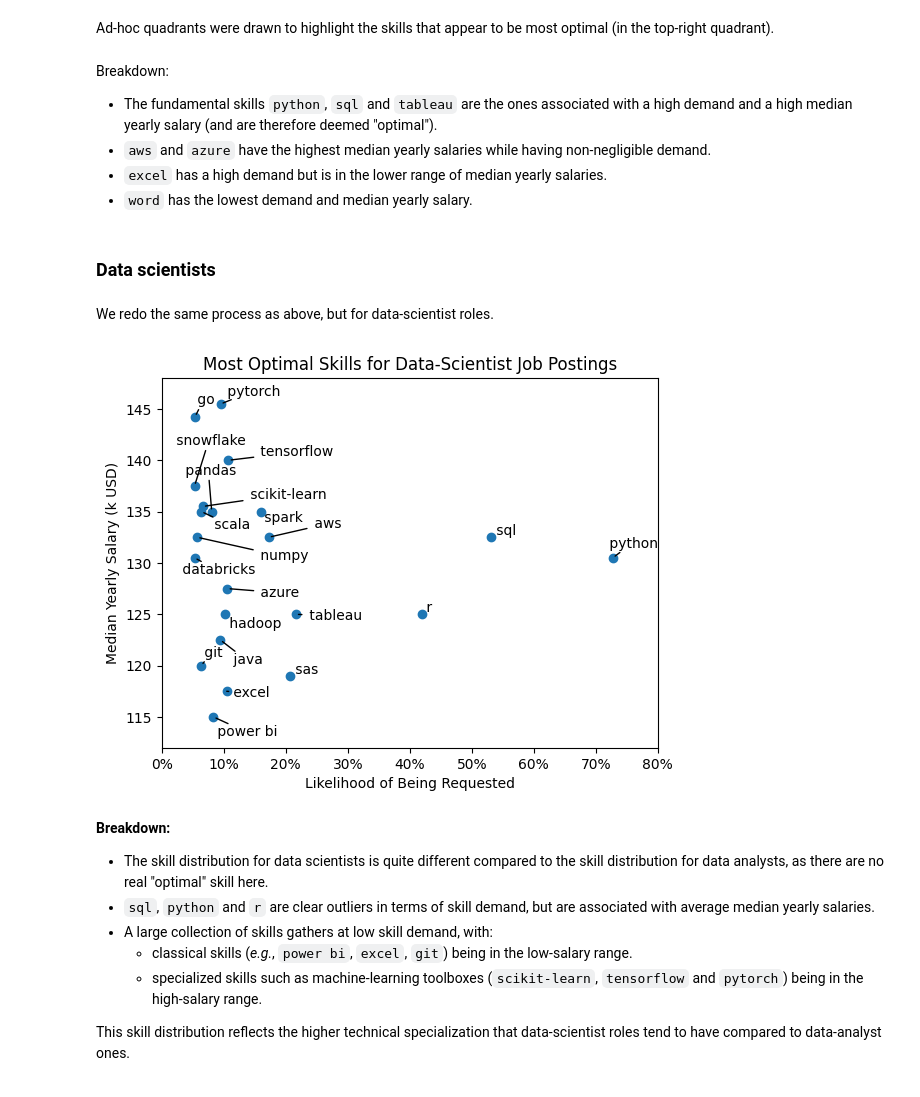
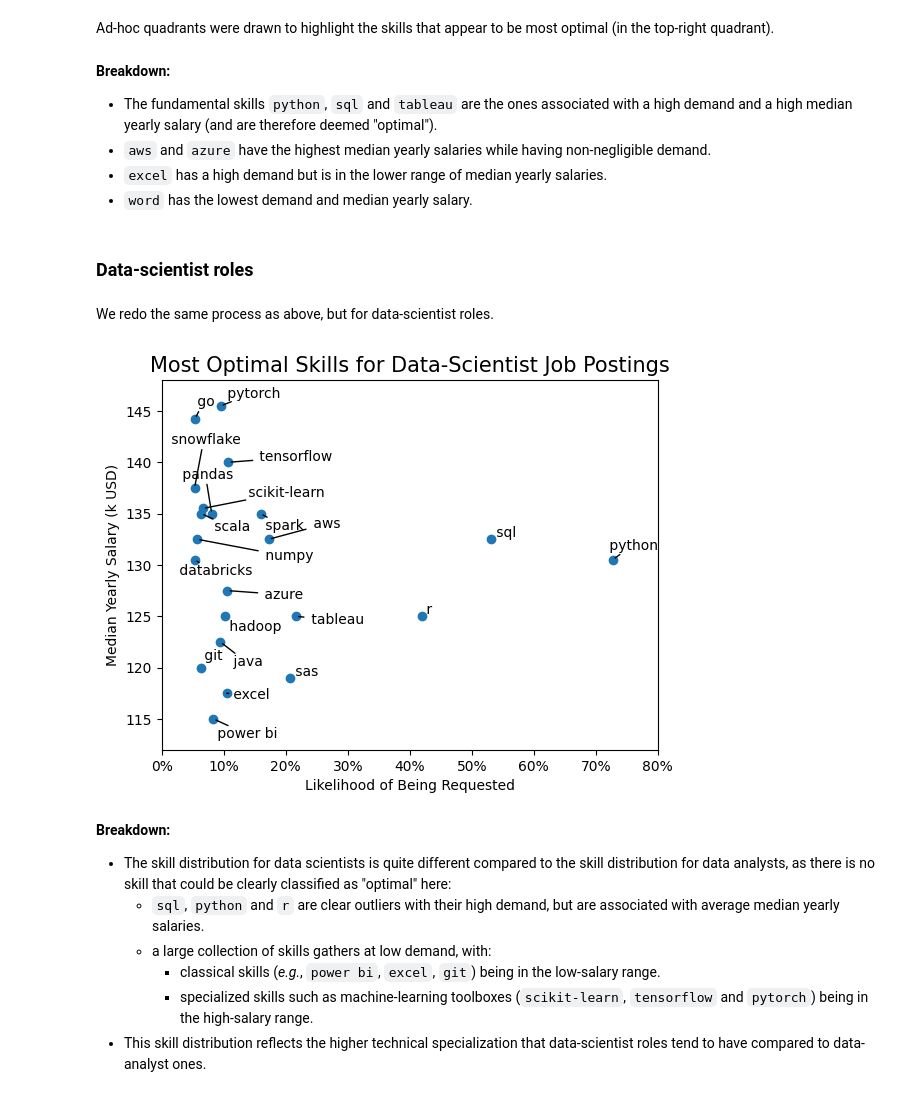
Before and after one commit to areymbaut/data-projects, a Jupyter notebook: python_data_job_analysis/5_optimal_skills.ipynb, the cells around one changed output. Cells and saved outputs as stored; diff of their text form; code cells hidden in the pictures.

```diff
--- a/python_data_job_analysis/5_optimal_skills.ipynb
+++ b/python_data_job_analysis/5_optimal_skills.ipynb
@@ -5,6 +5,7 @@ Here, a skill is deemed "optimal" if is highly requested while being associated
 # %% [markdown]
 ## Data loading
 # %%
+import os
 import ast
 import pandas as pd
 import matplotlib.pyplot as plt
@@ -25,3 +26,8 @@ df['job_posted_date'] = pd.to_datetime(df['job_posted_date'])
 # Convert df['job_skills'] from a string to a list of strings
 convert_skills = lambda x: ast.literal_eval(x) if pd.notna(x) else x
 df['job_skills'] = df['job_skills'].apply(convert_skills)
+
+# Output directory for graphs
+output_directory = 'images/'
+if (not os.path.isdir(output_directory)):
+    os.mkdir(output_directory)
@@ -53,15 +62,15 @@ df_skills['skill_likelihood'] = 100*df_skills['skill_count']/n_jobs
 # %%
 # Filter out skills that are below a certain skill_likelihood
 likelihood_threshold = 5  # [%]
-df_skills_most_requested = df_skills[df_skills['skill_likelihood']
-                                     > likelihood_threshold]
+df_skills_most_requested = df_skills[df_skills['skill_likelihood'] > likelihood_threshold]
 
 # Plot
 job_title_plot = job_title.replace(' ', '-')
+job_title_filename = job_title.lower().replace(' ', '_')
 
 plt.scatter(df_skills_most_requested['skill_likelihood'],
             df_skills_most_requested['median_salary'])
-plt.title(f'Most Optimal Skills for {job_title_plot} Job Postings')
+plt.title(f'Most Optimal Skills for {job_title_plot} Job Postings', fontsize=15)
 plt.xlabel(f'Likelihood of Being Requested')
 plt.ylabel('Median Yearly Salary (k USD)')
 
@@ -92,5 +101,7 @@ plt.fill_between(x=[x_sep, plt.xlim()[1]],
                  color = 'b',
                  alpha=0.1)
 
+plt.savefig(os.path.join(output_directory, '5_1_most_optimal_skills_' + job_title_filename + '.png'),
+            bbox_inches='tight', dpi=600)
 plt.show()
 # %% [output]
@@ -98,13 +109,13 @@ plt.show()
 # %% [markdown]
 Ad-hoc quadrants were drawn to highlight the skills that appear to be most optimal (in the top-right quadrant).
 # %% [markdown]
-Breakdown:
+**Breakdown:**
 - The fundamental skills `python`, `sql` and `tableau` are the ones associated with a high demand and a high median yearly salary (and are therefore deemed "optimal").
 - `aws` and `azure` have the highest median yearly salaries while having non-negligible demand.
 - `excel` has a high demand but is in the lower range of median yearly salaries.
 - `word` has the lowest demand and median yearly salary.
 # %% [markdown]
-### Data scientists
+### Data-scientist roles
 # %% [markdown]
 We redo the same process as above, but for data-scientist roles.
 # %%
@@ -133,41 +144,43 @@ df_skills['skill_likelihood'] = 100*df_skills['skill_count']/n_jobs
 likelihood_threshold = 5  # [%]
 df_skills_most_requested = df_skills[df_skills['skill_likelihood']
                                      > likelihood_threshold]
 
 # Plot
 job_title_plot = job_title.replace(' ', '-')
+job_title_filename = job_title.lower().replace(' ', '_')
 
 plt.scatter(df_skills_most_requested['skill_likelihood'],
             df_skills_most_requested['median_salary'])
-plt.title(f'Most Optimal Skills for {job_title_plot} Job Postings')
+plt.title(f'Most Optimal Skills for {job_title_plot} Job Postings', fontsize=15)
 plt.xlabel(f'Likelihood of Being Requested')
 plt.ylabel('Median Yearly Salary (k USD)')
 
 plt.gca().xaxis.set_major_formatter(PercentFormatter(decimals=0))
 plt.gca().yaxis.set_major_formatter(plt.FuncFormatter(lambda y, pos: f'{int(y/1000)}'))
 
 plt.xlim([0, 80])
 plt.ylim([112000, 148000])
 
 # Add labels to points and collect them in a list
 texts = []
 for i, txt in enumerate(df_skills_most_requested.index):
     texts.append(plt.text(df_skills_most_requested['skill_likelihood'].iloc[i],
                           df_skills_most_requested['median_salary'].iloc[i],
                           " " + txt))
 
 # Adjust text to avoid overlap and add linking lines
 adjust_text(texts, expand=(1, 2), arrowprops=dict(arrowstyle='-', color='black'))
 
+plt.savefig(os.path.join(output_directory, '5_2_most_optimal_skills_' + job_title_filename + '.png'),
+            bbox_inches='tight', dpi=600)
 plt.show()
 # %% [output]
-[figure, old version]
+[figure, new version]
 # %% [markdown]
 **Breakdown:**
-- The skill distribution for data scientists is quite different compared to the skill distribution for data analysts, as there are no real "optimal" skill here.
-- `sql`, `python` and `r` are clear outliers in terms of skill demand, but are associated with average median yearly salaries.
-- A large collection of skills gathers at low skill demand, with:
-    - classical skills (_e.g._, `power bi`, `excel`, `git`) being in the low-salary range.
-    - specialized skills such as machine-learning toolboxes (`scikit-learn`, `tensorflow` and `pytorch`) being in the high-salary range.
-
-This skill distribution reflects the higher technical specialization that data-scientist roles tend to have compared to data-analyst ones.
+- The skill distribution for data scientists is quite different compared to the skill distribution for data analysts, as there is no skill that could be clearly classified as "optimal" here:
+    - `sql`, `python` and `r` are clear outliers with their high demand, but are associated with average median yearly salaries.
+    - a large collection of skills gathers at low demand, with:
+        - classical skills (_e.g._, `power bi`, `excel`, `git`) being in the low-salary range.
+        - specialized skills such as machine-learning toolboxes (`scikit-learn`, `tensorflow` and `pytorch`) being in the high-salary range.
+- This skill distribution reflects the higher technical specialization that data-scientist roles tend to have compared to data-analyst ones.
```
Also changed, not shown: parts of 4 cells of this notebook, 14 other files.
